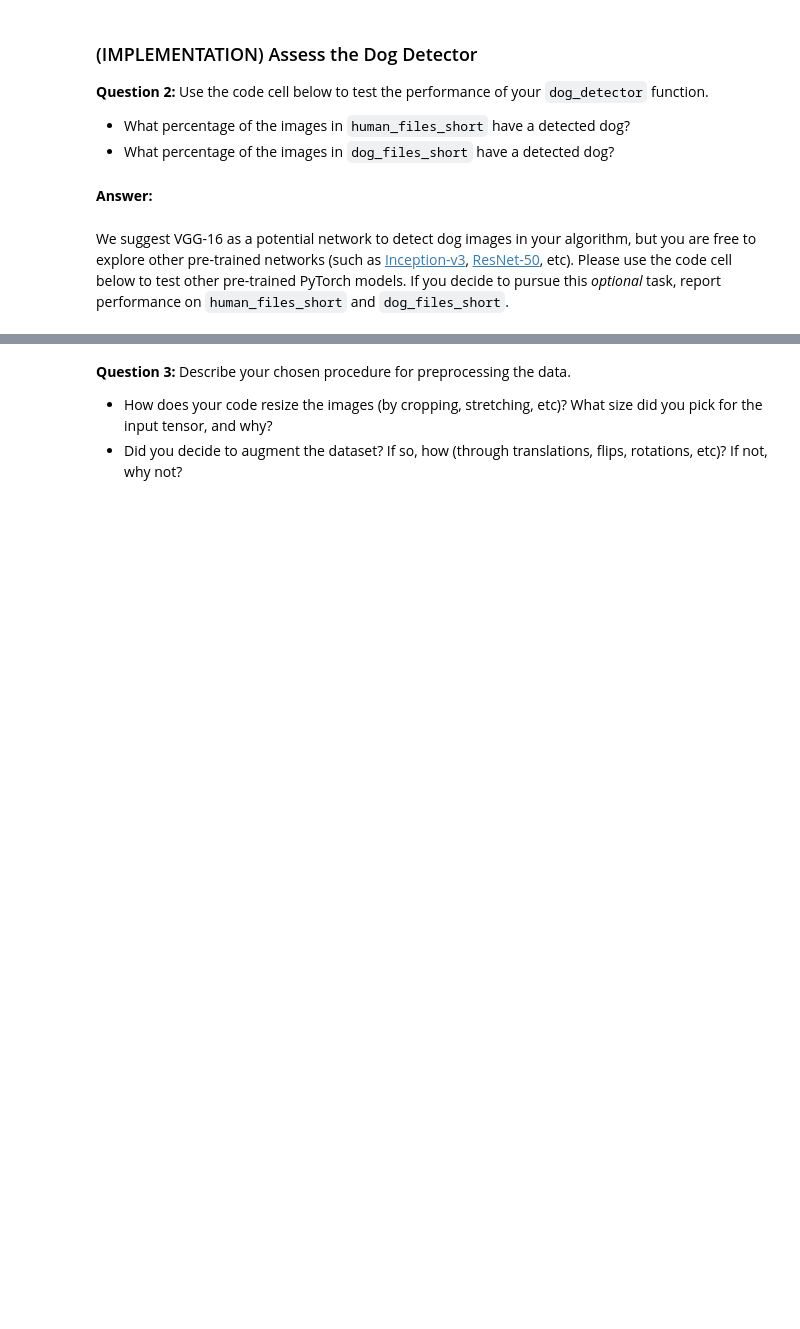
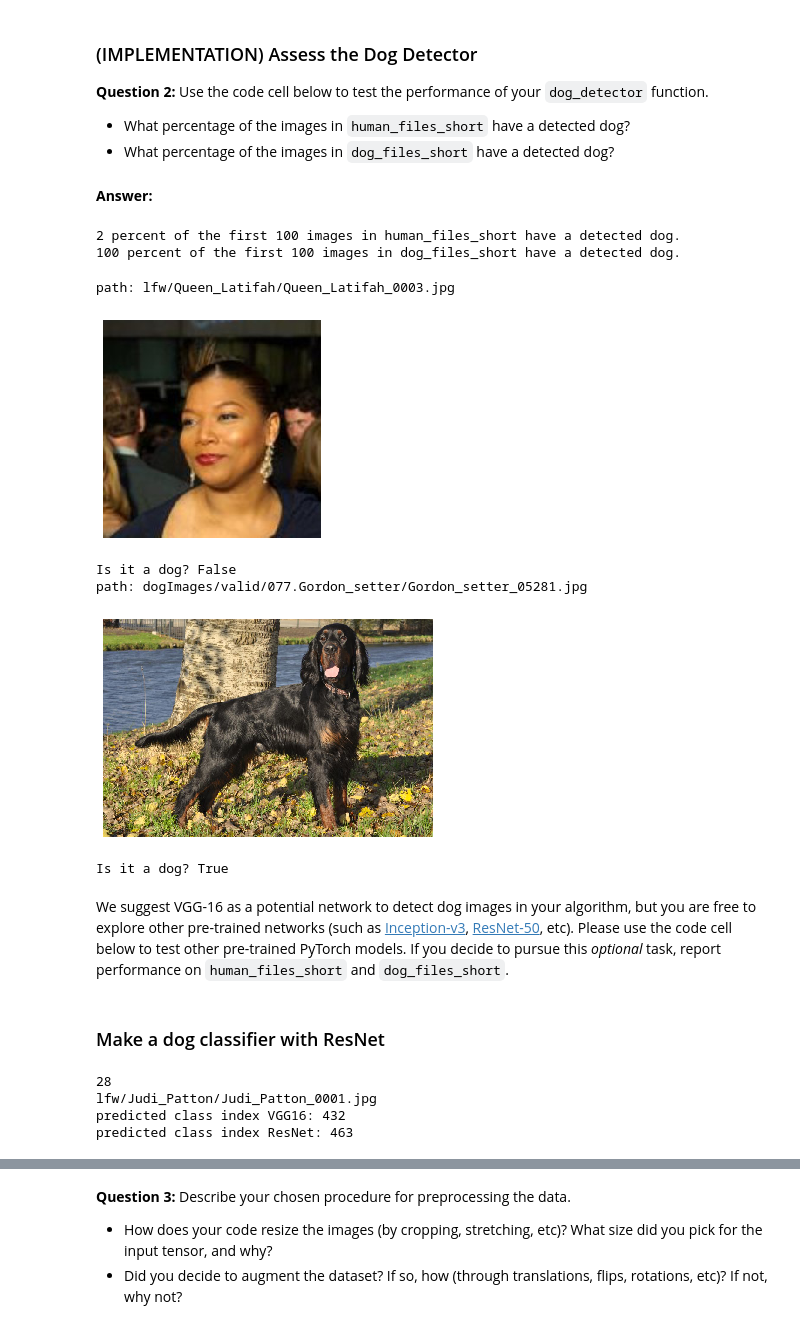
Before and after one commit to viktor-begun/Deep_Learning_Dogs_Classifier_CNN, a Jupyter notebook: dog_app_my_solution.ipynb, the cells around one changed output, grey strips where cells are left out. Saved outputs shown, nothing was run; the diff lists cells and outputs as text; code cells hidden in the pictures; blank space fills up the shorter version.

Commit message:
Add a dog classifier, compare models.

```diff
--- a/dog_app_my_solution.ipynb
+++ b/dog_app_my_solution.ipynb
@@ -314,8 +321,9 @@ Use these ideas to complete the `dog_detector` function below, which returns `Tr
 ### returns "True" if a dog is detected in the image stored at img_path
 def dog_detector(img_path):
     ## TODO: Complete the function.
-
-    return None # true/false
+    index = VGG16_predict(img_path)
+    dog = True if index >= 151 and index <= 268 else False
+    return dog # true/false
 # %% [markdown]
 ### (IMPLEMENTATION) Assess the Dog Detector
 
@@ -330,6 +335,35 @@ __Answer:__
+# %%
+### TODO: Test the performance of the dog_detector function
+### on the images in human_files_short and dog_files_short.
+dog_him = sum([dog_detector(path) for path in human_files_short])
+dog_dim = sum([dog_detector(path) for path in dog_files_short])
+print(f'{dog_him} percent of the first 100 images in human_files_short have a detected dog.')
+print(f'{dog_dim} percent of the first 100 images in dog_files_short have a detected dog.')
+# %% [output]
+2 percent of the first 100 images in human_files_short have a detected dog.
+100 percent of the first 100 images in dog_files_short have a detected dog.
+# %%
+# Test on random images
+nr = np.random.randint(0,100)
+path = [human_files[nr], dog_files[nr]]
+for p in path:
+    print('path:',p)
+    plt.imshow(Image.open(p))
+    plt.axis('off')
+    plt.show()
+    print('Is it a dog?',dog_detector(p))
+# %% [output]
+path: lfw/Queen_Latifah/Queen_Latifah_0003.jpg
+[figure, added]
+Is it a dog? False
+path: dogImages/valid/077.Gordon_setter/Gordon_setter_05281.jpg
+[figure, added]
+Is it a dog? True
 # %% [markdown]
 We suggest VGG-16 as a potential network to detect dog images in your algorithm, but you are free to explore other pre-trained networks (such as [Inception-v3](http://pytorch.org/docs/master/torchvision/models.html#inception-v3), [ResNet-50](http://pytorch.org/docs/master/torchvision/models.html#id3), etc).  Please use the code cell below to test other pre-trained PyTorch models.  If you decide to pursue this _optional_ task, report performance on `human_files_short` and `dog_files_short`.
 # %%
 ### (Optional)
 ### TODO: Report the performance of another pre-trained network.
 ### Feel free to use as many code cells as needed.
+# %% [markdown]
+### Make a dog classifier with ResNet
@@ -335,0 +395,14 @@ We suggest VGG-16 as a potential network to detect dog images in your algorithm,
+# %%
+# Test on random images
+nr = np.random.randint(0,100)
+path = human_files_short[nr]
+#path = dog_files_short[nr]
+print(nr)
+print(path)
+print('predicted class index VGG16:',VGG16_predict(path))
+print('predicted class index ResNet:',ResNet_predict(path))
+# %% [output]
+28
+lfw/Judi_Patton/Judi_Patton_0001.jpg
+predicted class index VGG16: 432
+predicted class index ResNet: 463
```
Also changed, not shown: parts of 9 cells of this notebook, 1 other file.
